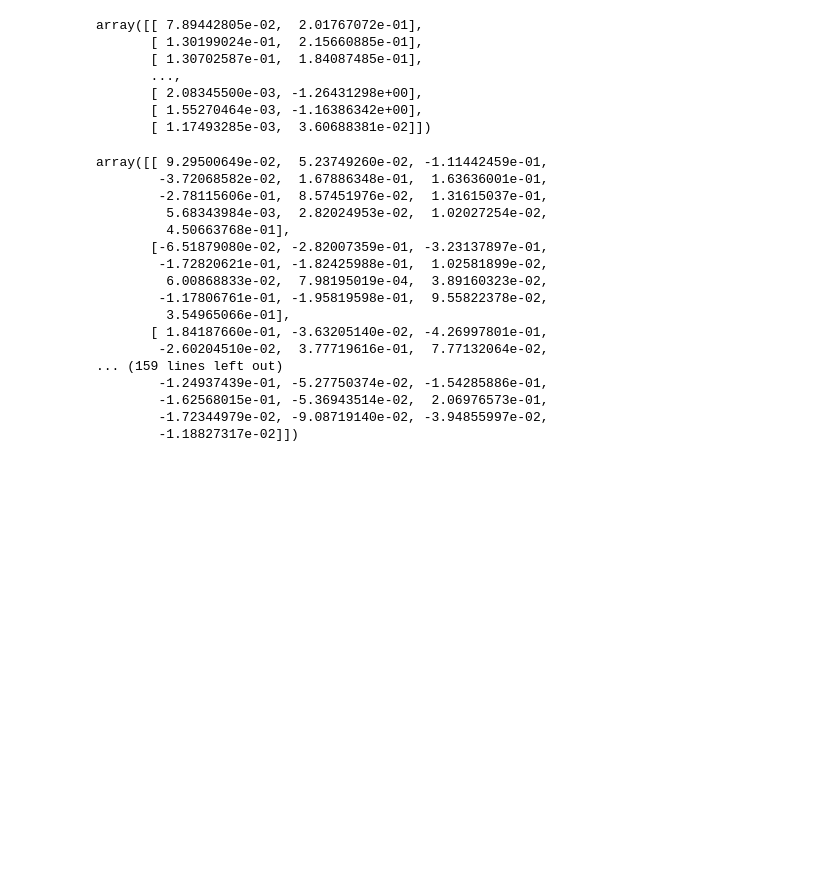
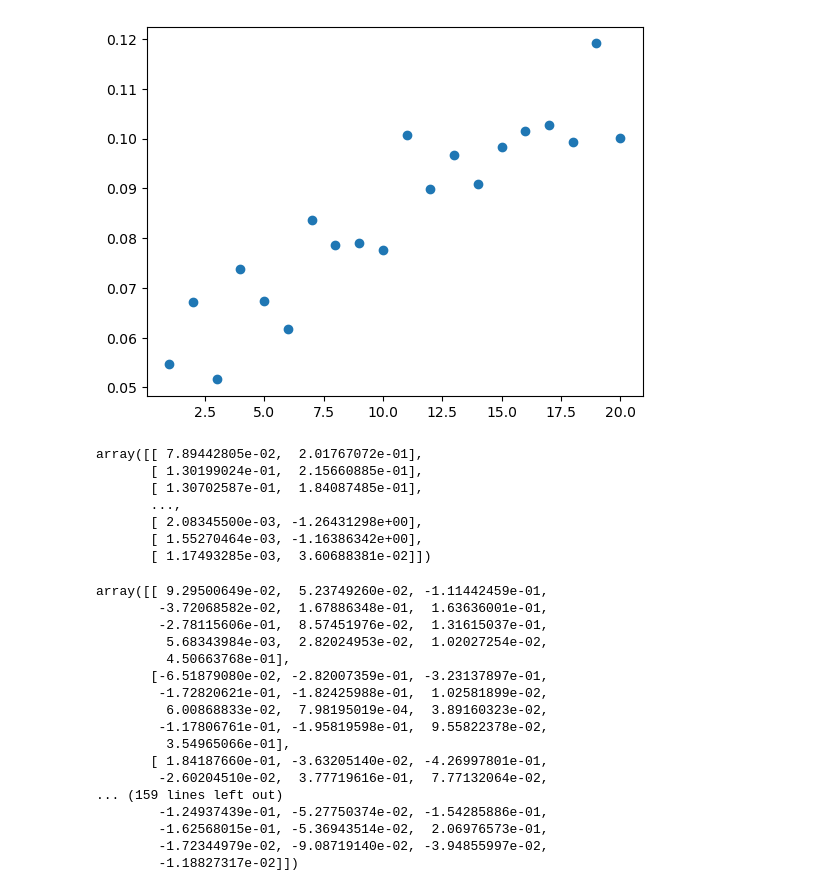
Before and after one commit to Huanyu-Liu/machine_learning, a Jupyter notebook: hw1/panel_regression.ipynb, the cells around one changed output. Saved outputs shown, nothing was run; the diff lists cells and outputs as text; code cells hidden in the pictures; blank space fills up the shorter version.

```diff
--- a/hw1/panel_regression.ipynb
+++ b/hw1/panel_regression.ipynb
@@ -30,0 +44,10 @@ shape: (70_756, 17)
+# %%
+result_dl = None
+for i in range(1981, 2015):
+    temp_dl = dl.filter(pl.col("year") == i).drop_nulls("lnBM").with_columns(pl.col("lnBM").qcut(20, labels=[str(i) for i in range(1, 21)]).alias("qcut"))
+    temp_dl = temp_dl.cast({"qcut": pl.Utf8})
+    if result_dl is None:
+        result_dl = temp_dl
+    else:
+        result_dl = pl.concat([result_dl, temp_dl])
+result_dl
@@ -31,3 +74,14 @@ shape: (70_756, 17)
+# %%
+dl_vingtile_yr = result_dl.group_by(by=["year", "qcut"]).agg(pl.col("ExRet").mean())
+dl_vingtile_yr
+ew_bm_mutualfunds_yr = dl_vingtile_yr.group_by("qcut").agg(pl.col("ExRet").mean()).cast({"qcut": pl.Int16}).sort("qcut")
+
+ew_bm_mutualfunds_yr
+# import matplotlib.pyplot as plt
+plt.scatter(ew_bm_mutualfunds_yr.get_column("qcut").to_numpy(), ew_bm_mutualfunds_yr.get_column("ExRet").to_numpy())
+plt.show()
+# %% [output]
+[figure, added]
 # %%
 # dl = dl.with_columns((np.exp(pl.col("lnAnnRet")) - np.exp(pl.col("lnRf"))).alias("ExRet"))
 dl.columns
```
Also changed, not shown: parts of 4 cells of this notebook, 1 other file.
